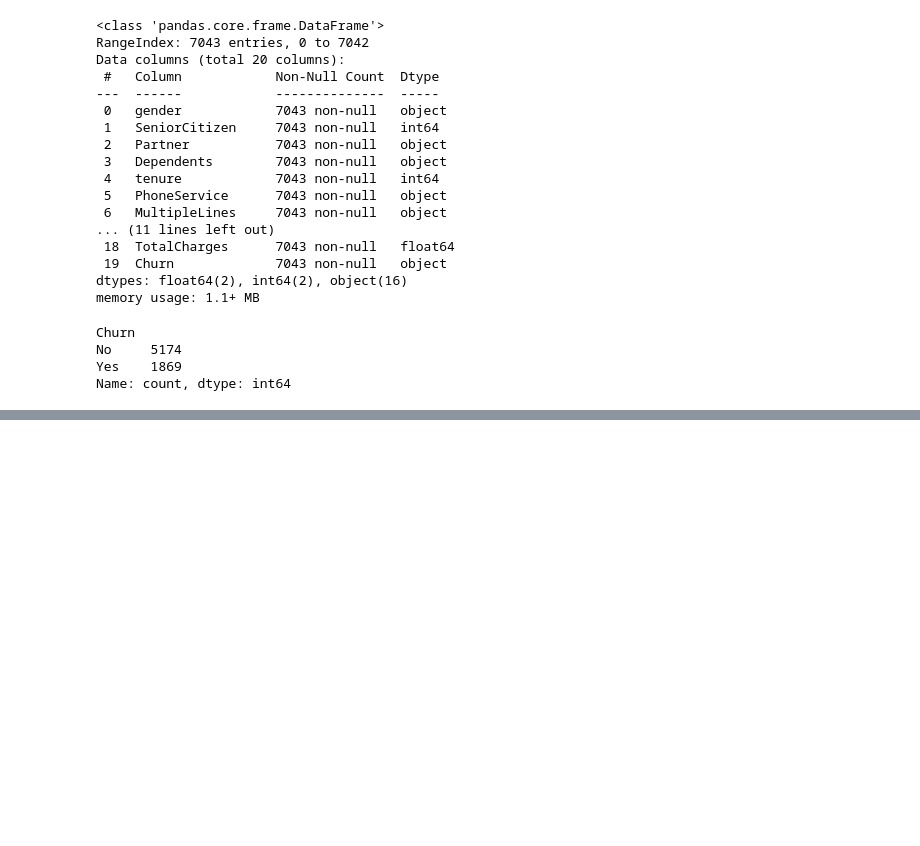
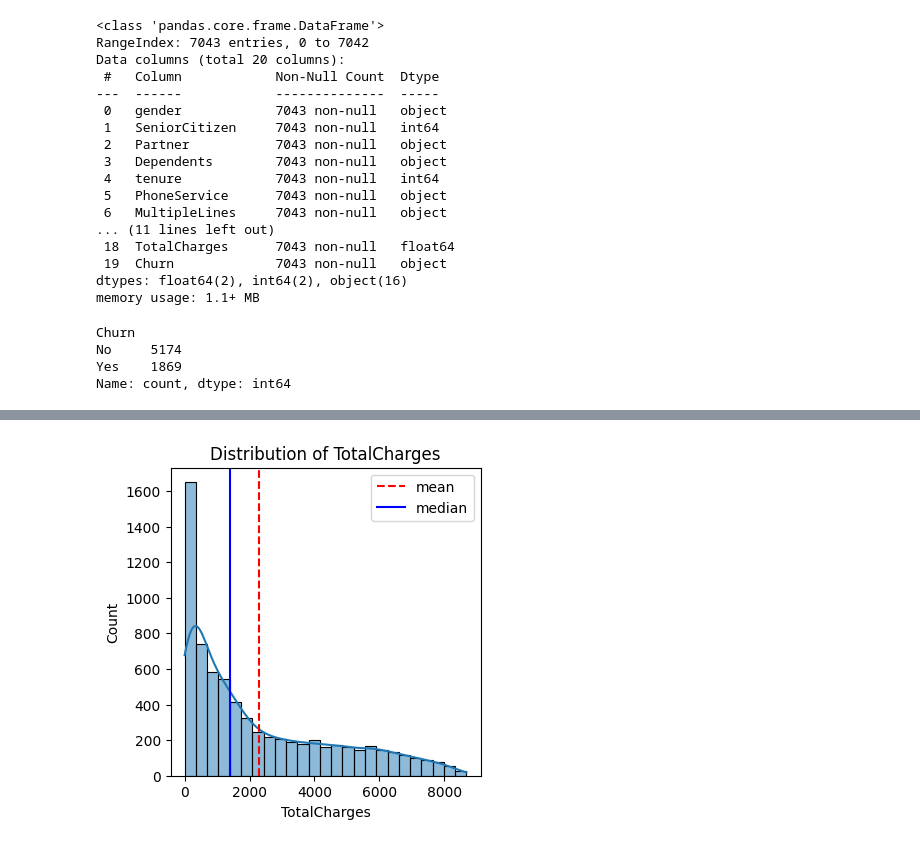
Before and after one commit to BibekRai44/basic-ml-project, a Jupyter notebook: telcocustomerchurn.ipynb, the cells around one changed output, grey strips where cells are left out. Saved outputs shown, nothing was run; the diff lists cells and outputs as text; code cells hidden in the pictures; blank space fills up the shorter version.

```diff
--- a/telcocustomerchurn.ipynb
+++ b/telcocustomerchurn.ipynb
@@ -186,0 +211,4 @@ Name: count, dtype: int64
+# %%
+plot_histogram(data,"TotalCharges")
+# %% [output]
+[figure, added]
```
Also changed, not shown: parts of 8 cells of this notebook.
